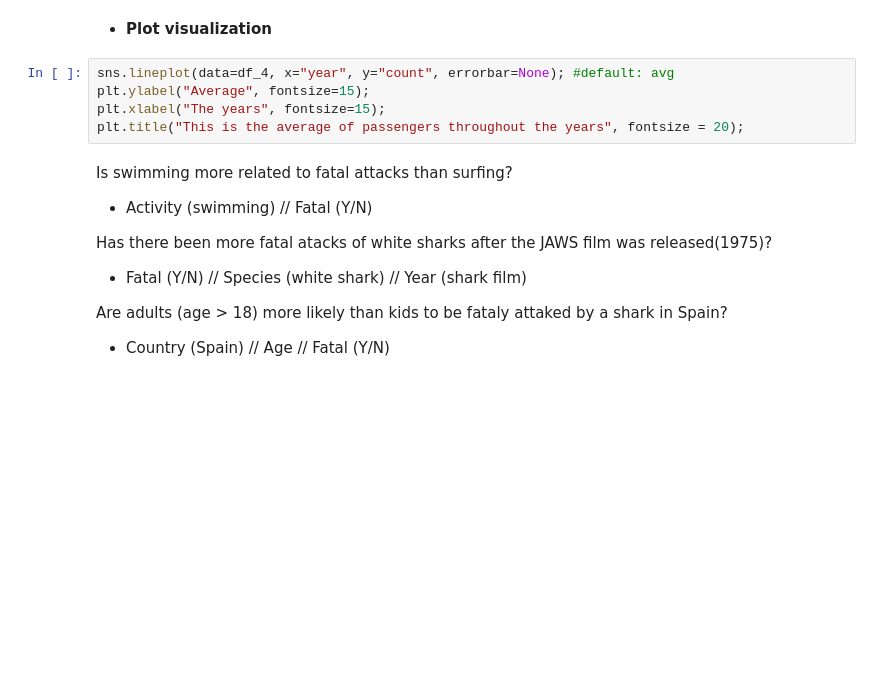
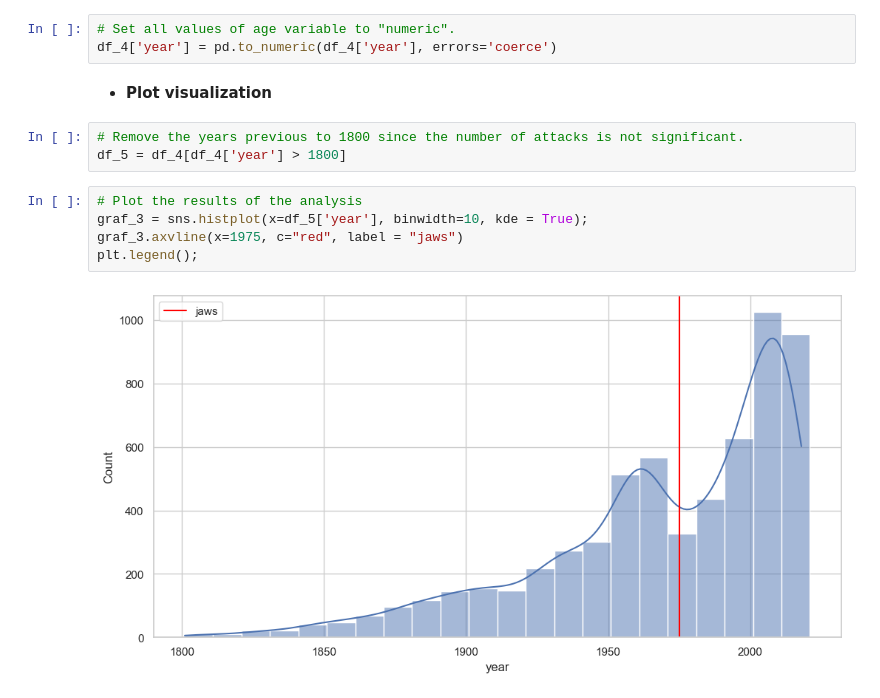
Before and after one commit to laumosa/Project1-Sharks, a Jupyter notebook: exploration.ipynb, the cells around one changed output. Cells and saved outputs as stored; diff of their text form; blank space fills up the shorter version.

```diff
--- a/exploration.ipynb
+++ b/exploration.ipynb
@@ -395,19 +471,18 @@ for i in df_4["year"].unique():
 # %%
 # Take into account only years that starts with 1 or 2:
 df_4 = df_4[df_4["year"].str.startswith(('1', '2'))]
+# %%
+# Set all values of age variable to "numeric".
+df_4['year'] = pd.to_numeric(df_4['year'], errors='coerce')
 # %% [markdown]
 - **Plot visualization**
-# %%
-sns.lineplot(data=df_4, x="year", y="count", errorbar=None); #default: avg
-plt.ylabel("Average", fontsize=15);
-plt.xlabel("The years", fontsize=15);
-plt.title("This is the average of passengers throughout the years", fontsize = 20);
-# %% [markdown]
-Is swimming more related to fatal attacks than surfing?
-- Activity (swimming) // Fatal (Y/N)
-
-Has there been more fatal atacks of white sharks after the JAWS film was released(1975)?
-- Fatal (Y/N) // Species (white shark) // Year (shark film)
-
-Are adults (age > 18) more likely than kids to be fataly attaked by a shark in Spain?
-- Country (Spain) // Age // Fatal (Y/N)
+# %%
+# Remove the years previous to 1800 since the number of attacks is not significant.
+df_5 = df_4[df_4['year'] > 1800]
+# %%
+# Plot the results of the analysis
+graf_3 = sns.histplot(x=df_5['year'], binwidth=10, kde = True);
+graf_3.axvline(x=1975, c="red", label = "jaws")
+plt.legend();
+# %% [output]
+[figure, added]
```
Also changed, not shown: parts of 42 cells of this notebook, 10 other files.
